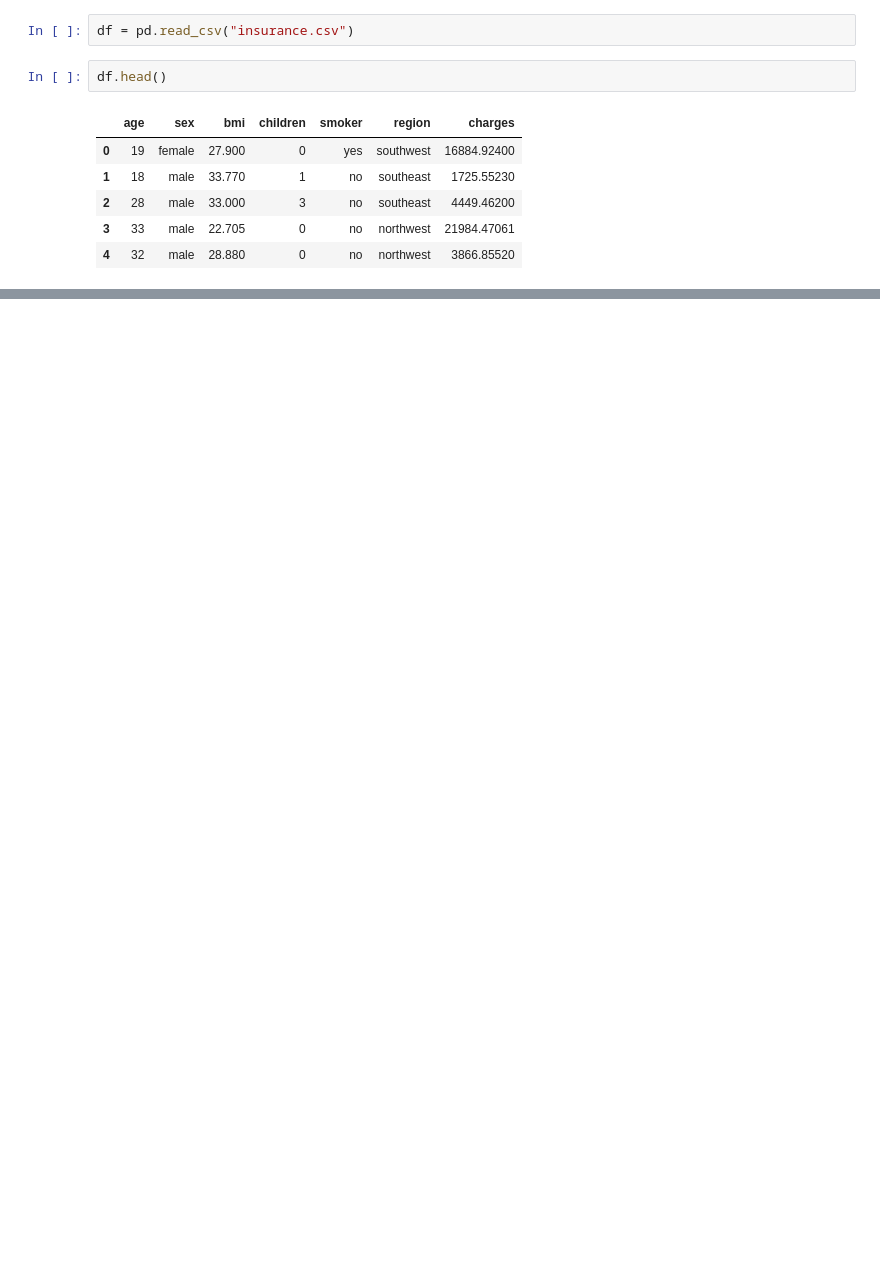
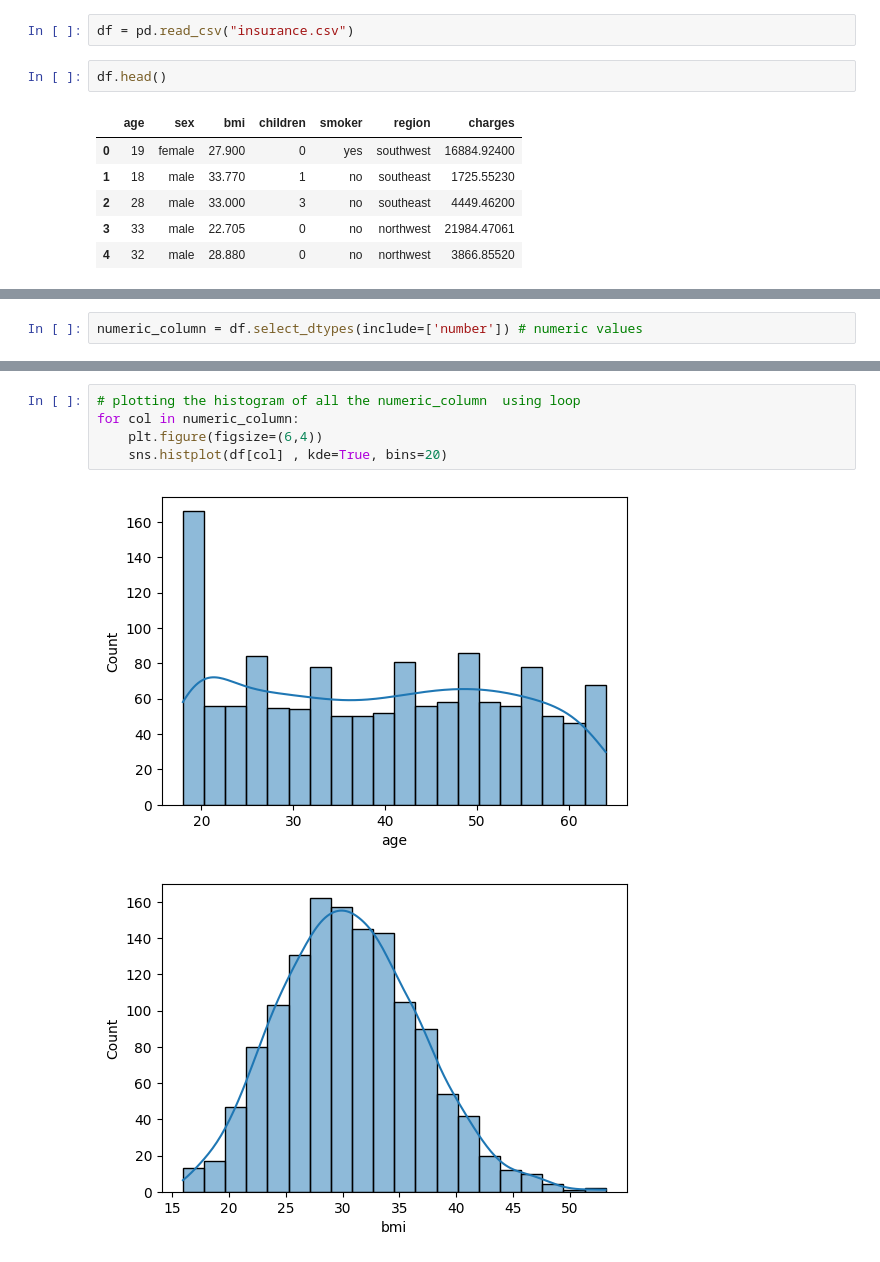
Before and after one commit to rohit2647/codel1, a Jupyter notebook: eda_insurance.ipynb, the cells around one changed output, grey strips where cells are left out. Saved outputs shown, nothing was run; the diff lists cells and outputs as text; blank space fills up the shorter version.

```diff
--- a/eda_insurance.ipynb
+++ b/eda_insurance.ipynb
@@ -16,0 +67,2 @@ df.head()
+# %%
+numeric_column = df.select_dtypes(include=['number']) # numeric values
@@ -16,0 +103,8 @@ df.head()
+# %%
+# plotting the histogram of all the numeric_column  using loop
+for col in numeric_column:
+    plt.figure(figsize=(6,4))
+    sns.histplot(df[col] , kde=True, bins=20)
+# %% [output]
+[figure, added]
+[figure, added]
```
Also changed, not shown: parts of 12 cells of this notebook, 1 other file.
